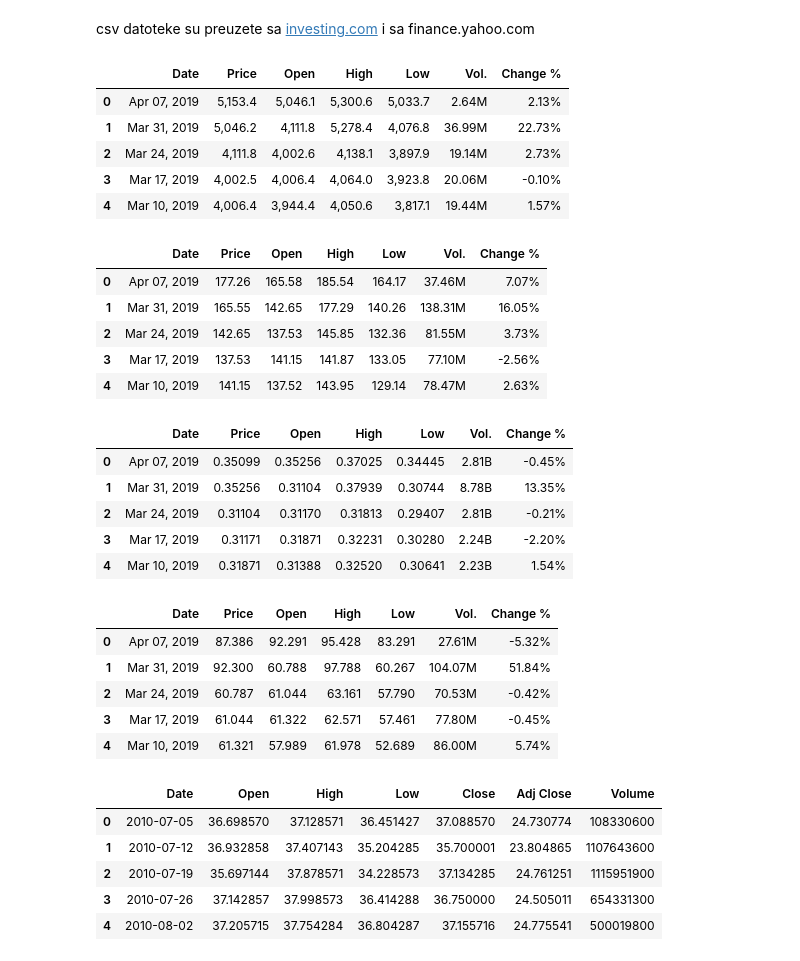
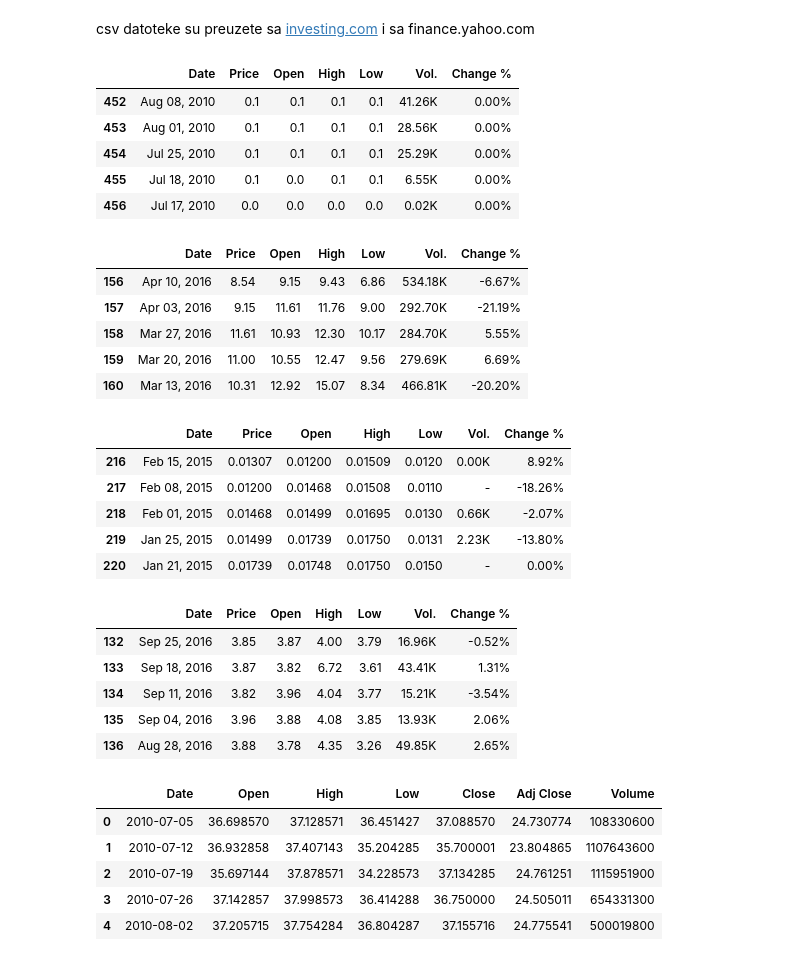
Before and after one commit to DRavlic/Cryptocurrency-Analysis, a Jupyter notebook: Cryptocurrencies.ipynb, the cells around one changed output. Drawn from its saved outputs; the diff is of its cells as text; code cells hidden in the pictures.

```diff
--- a/Cryptocurrencies.ipynb
+++ b/Cryptocurrencies.ipynb
@@ -28,41 +30,41 @@ apple.name = 'Apple'
 
 sve_valute = kriptovalute + [apple]
 # %%
-bitcoin.head()
+bitcoin.tail()
 # %% [output]
 |  | Date | Price | Open | High | Low | Vol. | Change % |
-| 0 | Apr 07, 2019 | 5,153.4 | 5,046.1 | 5,300.6 | 5,033.7 | 2.64M | 2.13% |
-| 1 | Mar 31, 2019 | 5,046.2 | 4,111.8 | 5,278.4 | 4,076.8 | 36.99M | 22.73% |
-| 2 | Mar 24, 2019 | 4,111.8 | 4,002.6 | 4,138.1 | 3,897.9 | 19.14M | 2.73% |
-| 3 | Mar 17, 2019 | 4,002.5 | 4,006.4 | 4,064.0 | 3,923.8 | 20.06M | -0.10% |
-| 4 | Mar 10, 2019 | 4,006.4 | 3,944.4 | 4,050.6 | 3,817.1 | 19.44M | 1.57% |
+| 452 | Aug 08, 2010 | 0.1 | 0.1 | 0.1 | 0.1 | 41.26K | 0.00% |
+| 453 | Aug 01, 2010 | 0.1 | 0.1 | 0.1 | 0.1 | 28.56K | 0.00% |
+| 454 | Jul 25, 2010 | 0.1 | 0.1 | 0.1 | 0.1 | 25.29K | 0.00% |
+| 455 | Jul 18, 2010 | 0.1 | 0.0 | 0.1 | 0.1 | 6.55K | 0.00% |
+| 456 | Jul 17, 2010 | 0.0 | 0.0 | 0.0 | 0.0 | 0.02K | 0.00% |
 # %%
-ethereum.head()
+ethereum.tail()
 # %% [output]
 |  | Date | Price | Open | High | Low | Vol. | Change % |
-| 0 | Apr 07, 2019 | 177.26 | 165.58 | 185.54 | 164.17 | 37.46M | 7.07% |
-| 1 | Mar 31, 2019 | 165.55 | 142.65 | 177.29 | 140.26 | 138.31M | 16.05% |
-| 2 | Mar 24, 2019 | 142.65 | 137.53 | 145.85 | 132.36 | 81.55M | 3.73% |
-| 3 | Mar 17, 2019 | 137.53 | 141.15 | 141.87 | 133.05 | 77.10M | -2.56% |
-| 4 | Mar 10, 2019 | 141.15 | 137.52 | 143.95 | 129.14 | 78.47M | 2.63% |
+| 156 | Apr 10, 2016 | 8.54 | 9.15 | 9.43 | 6.86 | 534.18K | -6.67% |
+| 157 | Apr 03, 2016 | 9.15 | 11.61 | 11.76 | 9.00 | 292.70K | -21.19% |
+| 158 | Mar 27, 2016 | 11.61 | 10.93 | 12.30 | 10.17 | 284.70K | 5.55% |
+| 159 | Mar 20, 2016 | 11.00 | 10.55 | 12.47 | 9.56 | 279.69K | 6.69% |
+| 160 | Mar 13, 2016 | 10.31 | 12.92 | 15.07 | 8.34 | 466.81K | -20.20% |
 # %%
-ripple.head()
+ripple.tail()
 # %% [output]
 |  | Date | Price | Open | High | Low | Vol. | Change % |
-| 0 | Apr 07, 2019 | 0.35099 | 0.35256 | 0.37025 | 0.34445 | 2.81B | -0.45% |
-| 1 | Mar 31, 2019 | 0.35256 | 0.31104 | 0.37939 | 0.30744 | 8.78B | 13.35% |
-| 2 | Mar 24, 2019 | 0.31104 | 0.31170 | 0.31813 | 0.29407 | 2.81B | -0.21% |
-| 3 | Mar 17, 2019 | 0.31171 | 0.31871 | 0.32231 | 0.30280 | 2.24B | -2.20% |
-| 4 | Mar 10, 2019 | 0.31871 | 0.31388 | 0.32520 | 0.30641 | 2.23B | 1.54% |
+| 216 | Feb 15, 2015 | 0.01307 | 0.01200 | 0.01509 | 0.0120 | 0.00K | 8.92% |
+| 217 | Feb 08, 2015 | 0.01200 | 0.01468 | 0.01508 | 0.0110 | - | -18.26% |
+| 218 | Feb 01, 2015 | 0.01468 | 0.01499 | 0.01695 | 0.0130 | 0.66K | -2.07% |
+| 219 | Jan 25, 2015 | 0.01499 | 0.01739 | 0.01750 | 0.0131 | 2.23K | -13.80% |
+| 220 | Jan 21, 2015 | 0.01739 | 0.01748 | 0.01750 | 0.0150 | - | 0.00% |
 # %%
-litecoin.head()
+litecoin.tail()
 # %% [output]
 |  | Date | Price | Open | High | Low | Vol. | Change % |
-| 0 | Apr 07, 2019 | 87.386 | 92.291 | 95.428 | 83.291 | 27.61M | -5.32% |
-| 1 | Mar 31, 2019 | 92.300 | 60.788 | 97.788 | 60.267 | 104.07M | 51.84% |
-| 2 | Mar 24, 2019 | 60.787 | 61.044 | 63.161 | 57.790 | 70.53M | -0.42% |
-| 3 | Mar 17, 2019 | 61.044 | 61.322 | 62.571 | 57.461 | 77.80M | -0.45% |
-| 4 | Mar 10, 2019 | 61.321 | 57.989 | 61.978 | 52.689 | 86.00M | 5.74% |
+| 132 | Sep 25, 2016 | 3.85 | 3.87 | 4.00 | 3.79 | 16.96K | -0.52% |
+| 133 | Sep 18, 2016 | 3.87 | 3.82 | 6.72 | 3.61 | 43.41K | 1.31% |
+| 134 | Sep 11, 2016 | 3.82 | 3.96 | 4.04 | 3.77 | 15.21K | -3.54% |
+| 135 | Sep 04, 2016 | 3.96 | 3.88 | 4.08 | 3.85 | 13.93K | 2.06% |
+| 136 | Aug 28, 2016 | 3.88 | 3.78 | 4.35 | 3.26 | 49.85K | 2.65% |
 # %%
 apple.head()
 # %% [output]
```
Also changed, not shown: parts of 26 cells of this notebook.
